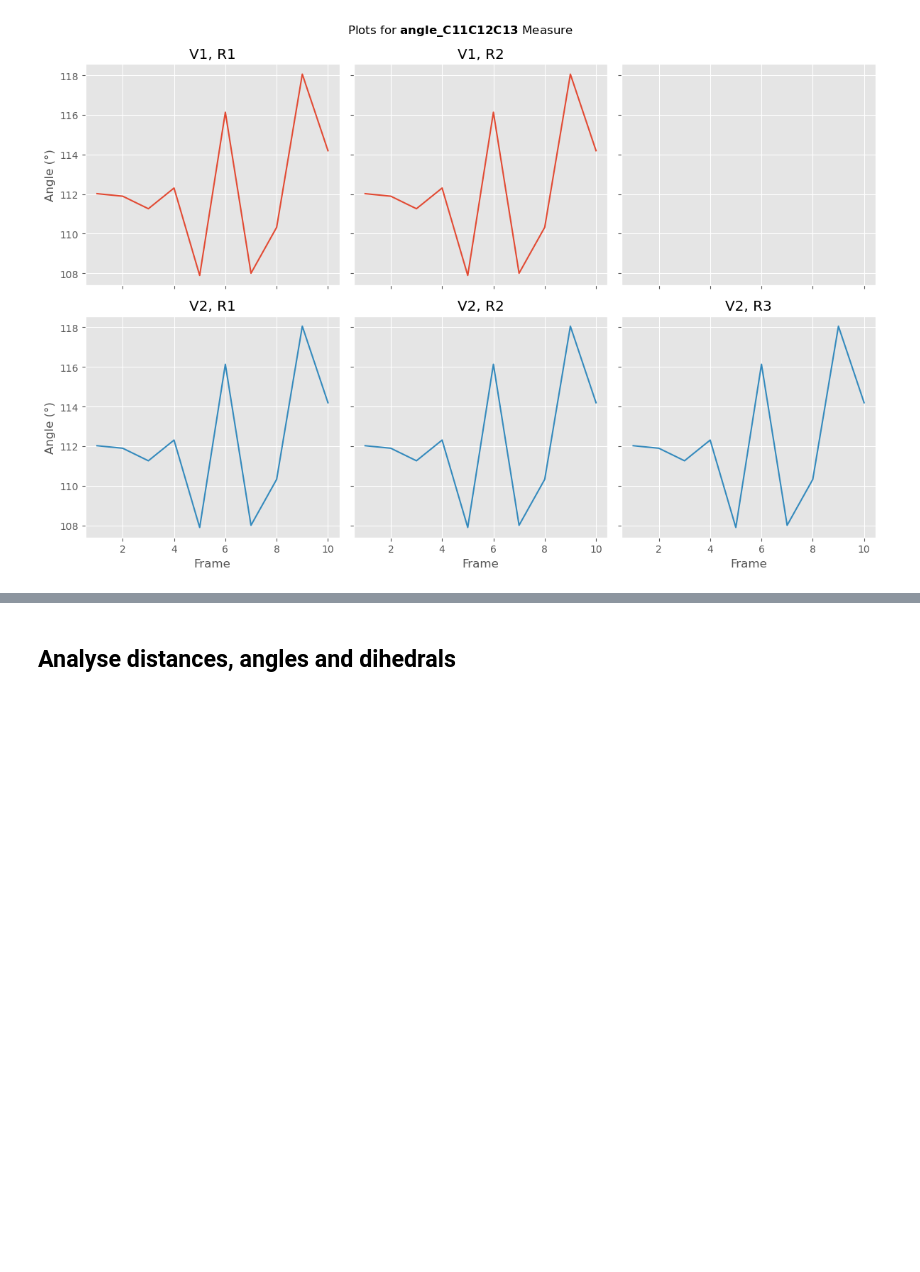
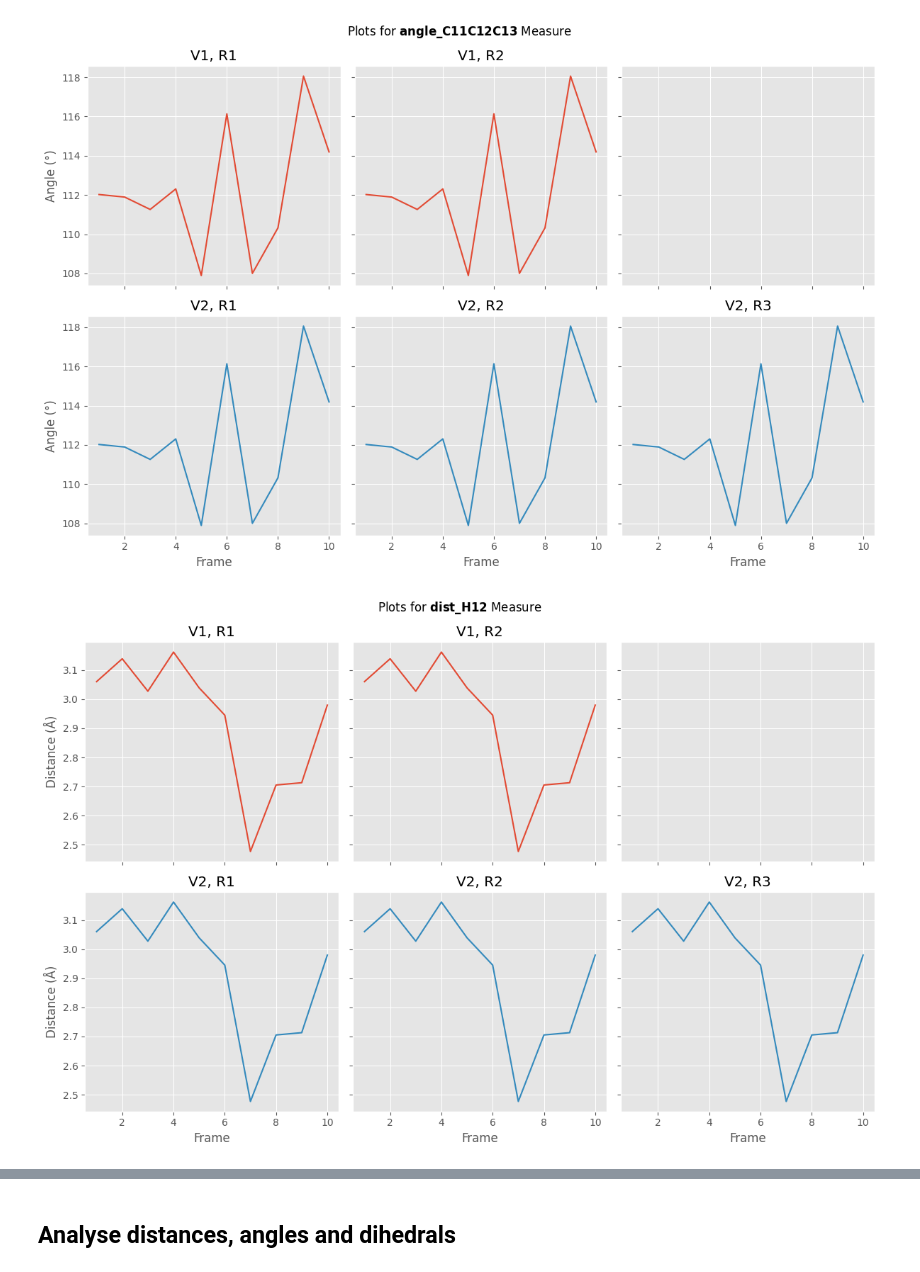
Before and after one commit to MolBioMedUAB/EMDA, a Jupyter notebook: example/example.ipynb, the cells around one changed output, grey strips where cells are left out. Cells and saved outputs as stored; diff of their text form; code cells hidden in the pictures; blank space fills up the shorter version.

```diff
--- a/example/example.ipynb
+++ b/example/example.ipynb
@@ -98,3 +96,7 @@ emda.measures['dist_H12'].result
 emda.plot_measure(measure_name='angle_C11C12C13', combine_replicas=False, width_per_replica=4)
 # %% [output]
 [figure]
+# %%
+emda.plot_measure(measure_name='dist_H12', combine_replicas=False, width_per_replica=4)
+# %% [output]
+[figure, added]
```
Also changed, not shown: parts of 7 cells of this notebook.
